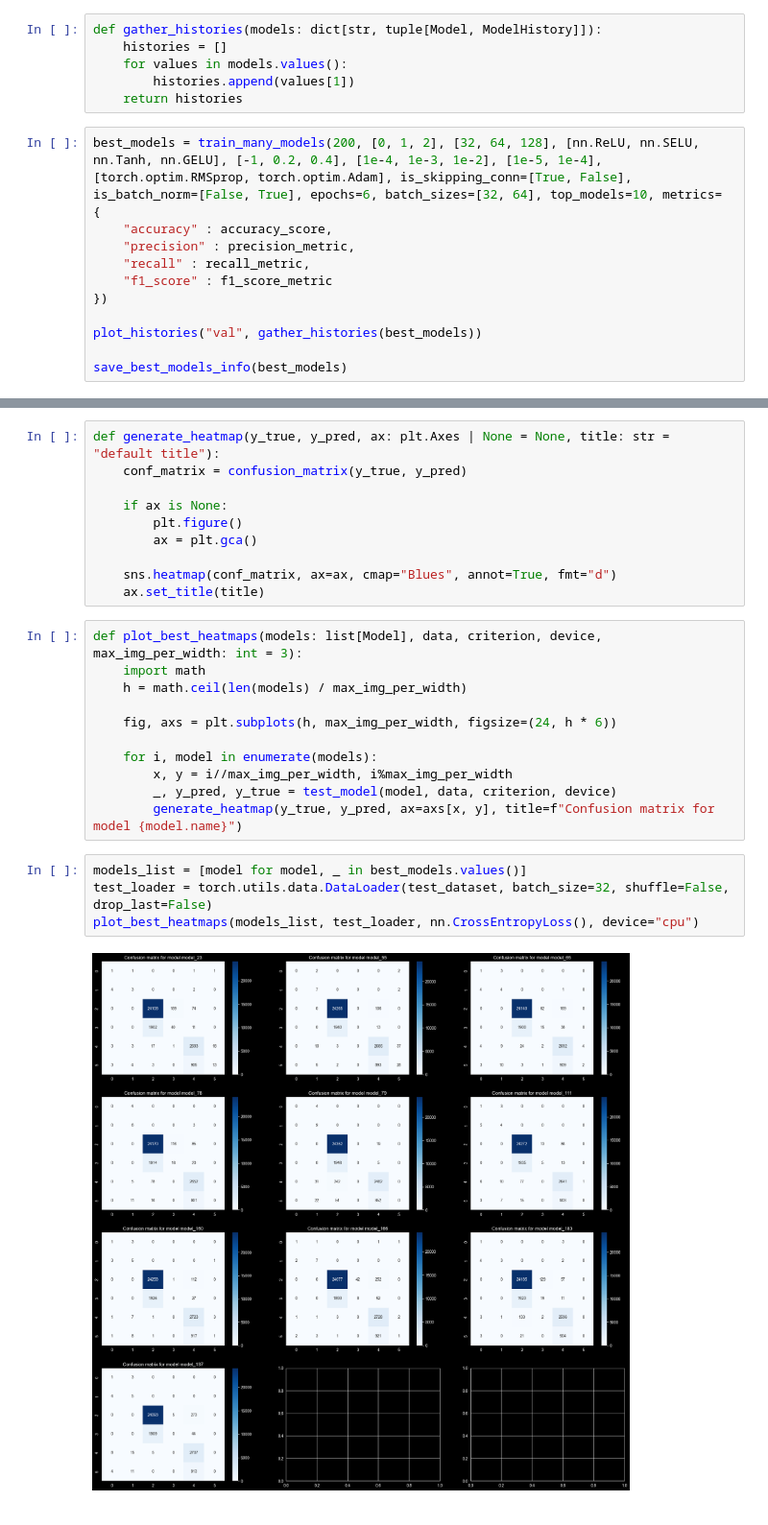
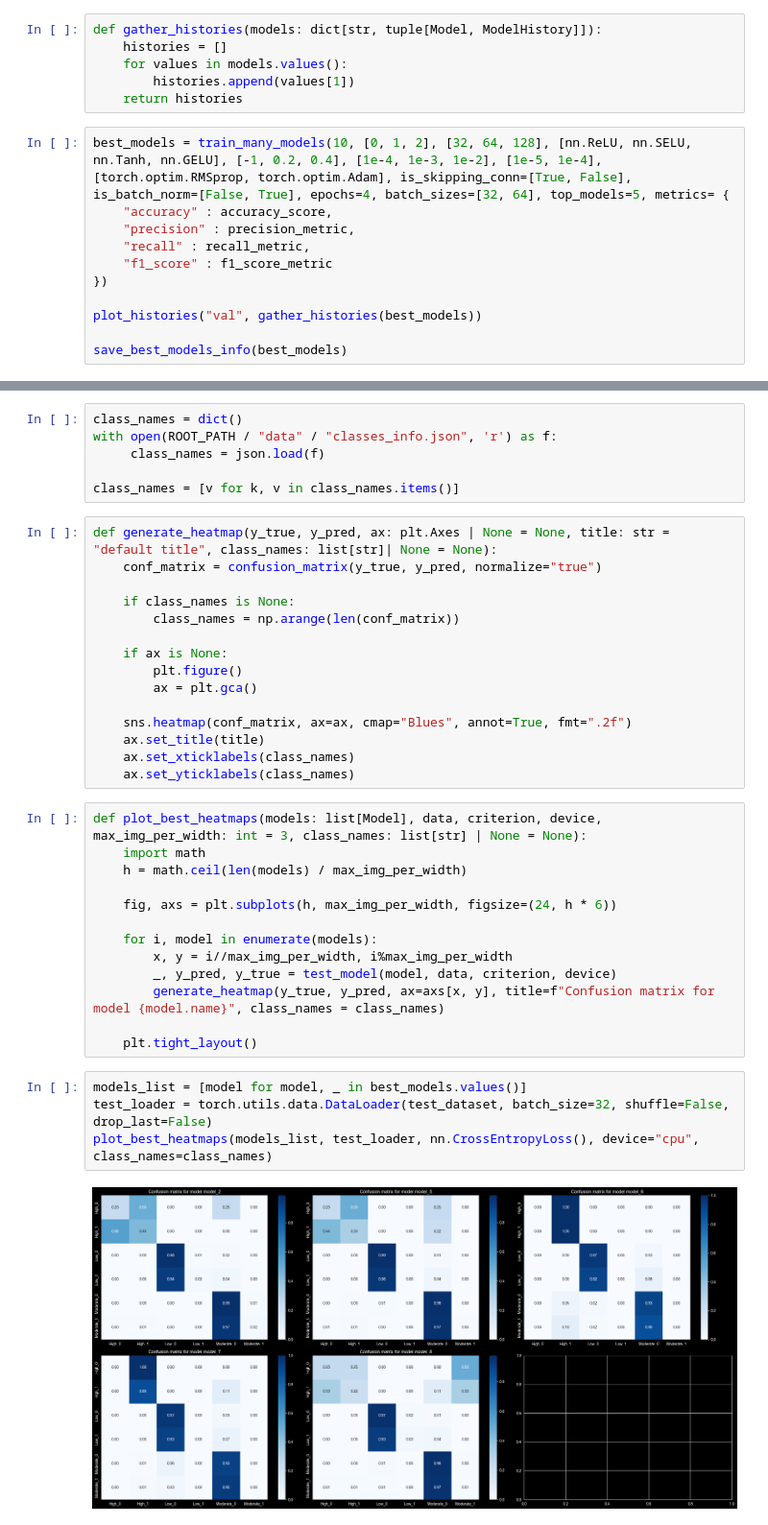
Before and after one commit to Gawronek-8/GGSN-projects, a Jupyter notebook: proj1/Model_testing.ipynb, the cells around one changed output, grey strips where cells are left out. Shown at 96% size. Cells and saved outputs as stored; diff of their text form.

Commit message:
feat: enhanced confusion matrix plotting and added plotting the acc, f1, precision and recall for each class

```diff
--- a/proj1/Model_testing.ipynb
+++ b/proj1/Model_testing.ipynb
@@ -217,7 +218,7 @@ def gather_histories(models: dict[str, tuple[Model, ModelHistory]]):
         histories.append(values[1])
     return histories
 # %%
-best_models = train_many_models(200, [0, 1, 2], [32, 64, 128], [nn.ReLU, nn.SELU, nn.Tanh, nn.GELU], [-1, 0.2, 0.4], [1e-4, 1e-3, 1e-2], [1e-5, 1e-4], [torch.optim.RMSprop, torch.optim.Adam], is_skipping_conn=[True, False], is_batch_norm=[False, True], epochs=6, batch_sizes=[32, 64], top_models=10, metrics= {
+best_models = train_many_models(10, [0, 1, 2], [32, 64, 128], [nn.ReLU, nn.SELU, nn.Tanh, nn.GELU], [-1, 0.2, 0.4], [1e-4, 1e-3, 1e-2], [1e-5, 1e-4], [torch.optim.RMSprop, torch.optim.Adam], is_skipping_conn=[True, False], is_batch_norm=[False, True], epochs=4, batch_sizes=[32, 64], top_models=5, metrics= {
     "accuracy" : accuracy_score,
     "precision" : precision_metric,
     "recall" : recall_metric,
@@ -236,15 +237,26 @@ plot_histories("train", gather_histories(best_models))
+# %%
+class_names = dict()
+with open(ROOT_PATH / "data" / "classes_info.json", 'r') as f:
+     class_names = json.load(f)
+
+class_names = [v for k, v in class_names.items()]
 # %%
-def generate_heatmap(y_true, y_pred, ax: plt.Axes | None = None, title: str = "default title"):
-    conf_matrix = confusion_matrix(y_true, y_pred)
+def generate_heatmap(y_true, y_pred, ax: plt.Axes | None = None, title: str = "default title", class_names: list[str]| None = None):
+    conf_matrix = confusion_matrix(y_true, y_pred, normalize="true")
+
+    if class_names is None:
+        class_names = np.arange(len(conf_matrix))
 
     if ax is None:
         plt.figure()
         ax = plt.gca()
 
-    sns.heatmap(conf_matrix, ax=ax, cmap="Blues", annot=True, fmt="d")
+    sns.heatmap(conf_matrix, ax=ax, cmap="Blues", annot=True, fmt=".2f")
     ax.set_title(title)
+    ax.set_xticklabels(class_names)
+    ax.set_yticklabels(class_names)
 # %%
-def plot_best_heatmaps(models: list[Model], data, criterion, device, max_img_per_width: int = 3):
+def plot_best_heatmaps(models: list[Model], data, criterion, device, max_img_per_width: int = 3, class_names: list[str] | None = None):
     import math
     h = math.ceil(len(models) / max_img_per_width)
 
@@ -253,10 +265,12 @@ def plot_best_heatmaps(models: list[Model], data, criterion, device, max_img_per
     for i, model in enumerate(models):
         x, y = i//max_img_per_width, i%max_img_per_width
         _, y_pred, y_true = test_model(model, data, criterion, device)
-        generate_heatmap(y_true, y_pred, ax=axs[x, y], title=f"Confusion matrix for model {model.name}")
+        generate_heatmap(y_true, y_pred, ax=axs[x, y], title=f"Confusion matrix for model {model.name}", class_names = class_names)
+
+    plt.tight_layout()
 # %%
 models_list = [model for model, _ in best_models.values()]
 test_loader = torch.utils.data.DataLoader(test_dataset, batch_size=32, shuffle=False, drop_last=False)
-plot_best_heatmaps(models_list, test_loader, nn.CrossEntropyLoss(), device="cpu")
+plot_best_heatmaps(models_list, test_loader, nn.CrossEntropyLoss(), device="cpu", class_names=class_names)
 # %% [output]
-[figure, old version]
+[figure, new version]
```
Also changed, not shown: parts of 7 cells of this notebook.
